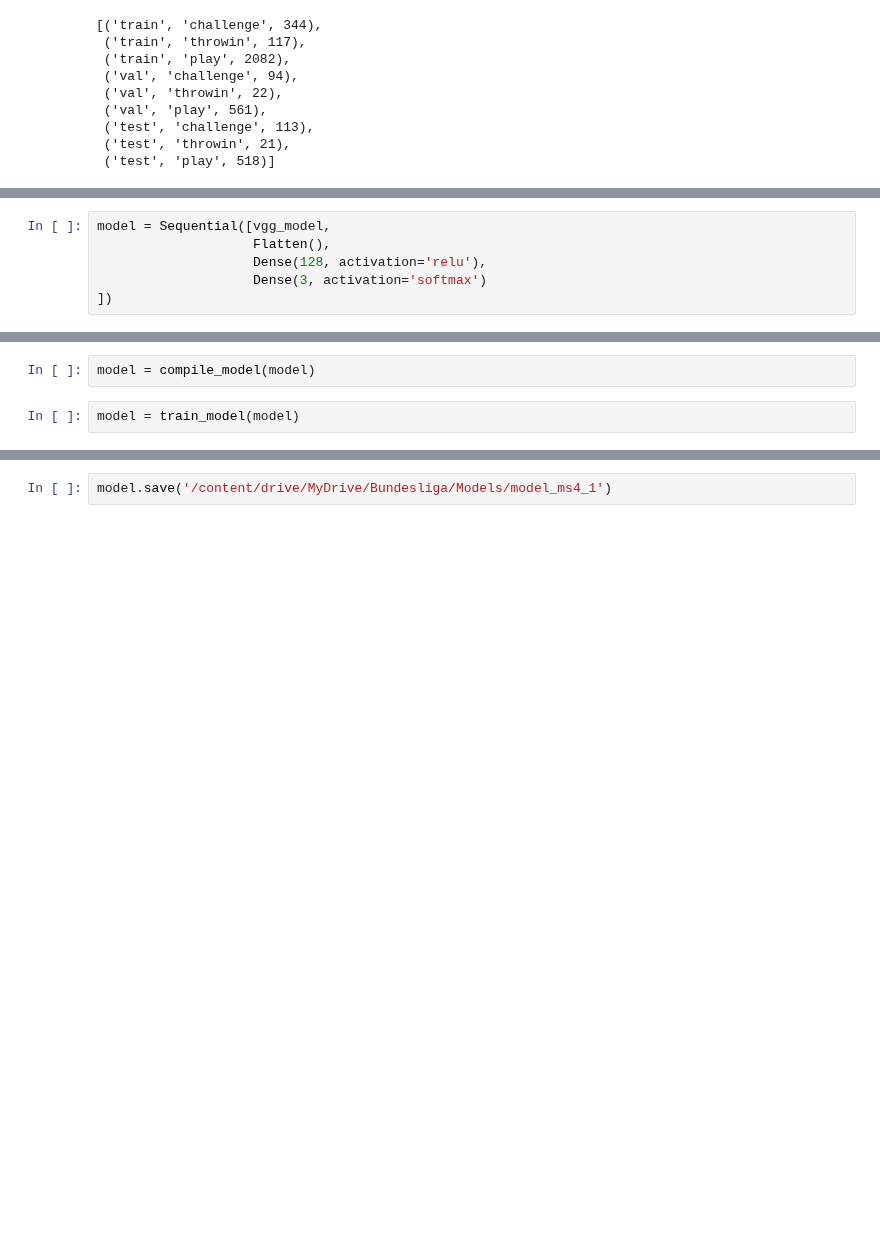
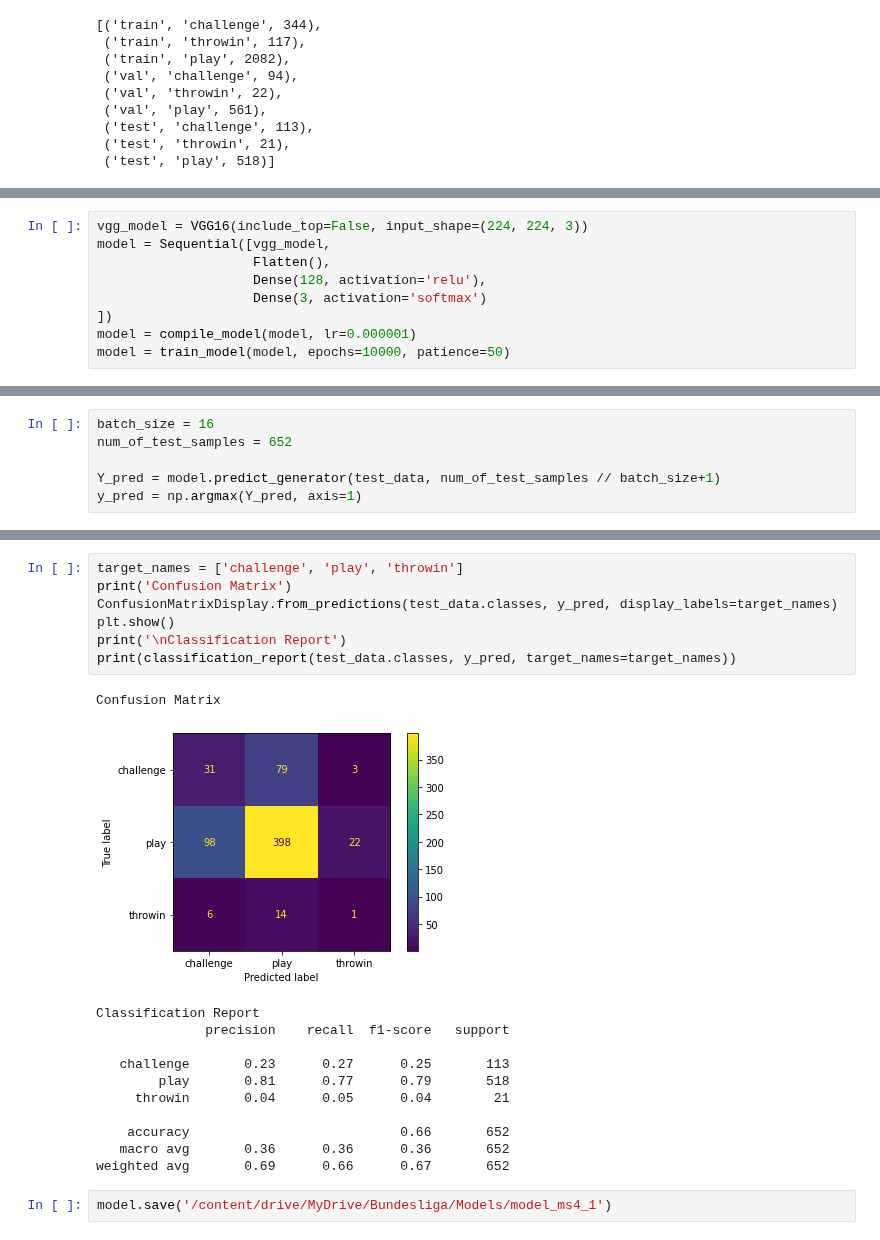
Before and after one commit to hmatzner/DFL-Bundesliga, a Jupyter notebook: modeling.ipynb, the cells around one changed output, grey strips where cells are left out. Drawn from its saved outputs; the diff is of its cells as text; blank space fills up the shorter version.

```diff
--- a/modeling.ipynb
+++ b/modeling.ipynb
@@ -121,6 +197,9 @@ Downloading data from https://storage.googleapis.com/tensorflow/keras-applicatio
 # %%
+vgg_model = VGG16(include_top=False, input_shape=(224, 224, 3))
 model = Sequential([vgg_model,
                     Flatten(),
                     Dense(128, activation='relu'),
                     Dense(3, activation='softmax')
 ])
+model = compile_model(model, lr=0.000001)
+model = train_model(model, epochs=10000, patience=50)
@@ -224,4 +223,0 @@ def compile_model(model, lr=0.0001):
-# %%
-model = compile_model(model)
-# %%
-model = train_model(model)
@@ -240,0 +226,6 @@ Epoch 6/100
+# %%
+batch_size = 16
+num_of_test_samples = 652
+
+Y_pred = model.predict_generator(test_data, num_of_test_samples // batch_size+1)
+y_pred = np.argmax(Y_pred, axis=1)
@@ -241,3 +234,23 @@ Epoch 6/100
+# %%
+target_names = ['challenge', 'play', 'throwin']
+print('Confusion Matrix')
+ConfusionMatrixDisplay.from_predictions(test_data.classes, y_pred, display_labels=target_names)
+plt.show()
+print('\nClassification Report')
+print(classification_report(test_data.classes, y_pred, target_names=target_names))
+# %% [output]
+Confusion Matrix
+[figure, added]
+Classification Report
+              precision    recall  f1-score   support
+
+   challenge       0.23      0.27      0.25       113
+        play       0.81      0.77      0.79       518
+     throwin       0.04      0.05      0.04        21
+
+    accuracy                           0.66       652
+   macro avg       0.36      0.36      0.36       652
+weighted avg       0.69      0.66      0.67       652
 # %%
 model.save('/content/drive/MyDrive/Bundesliga/Models/model_ms4_1')
 # %%
```
Also changed, not shown: parts of 54 cells of this notebook.
